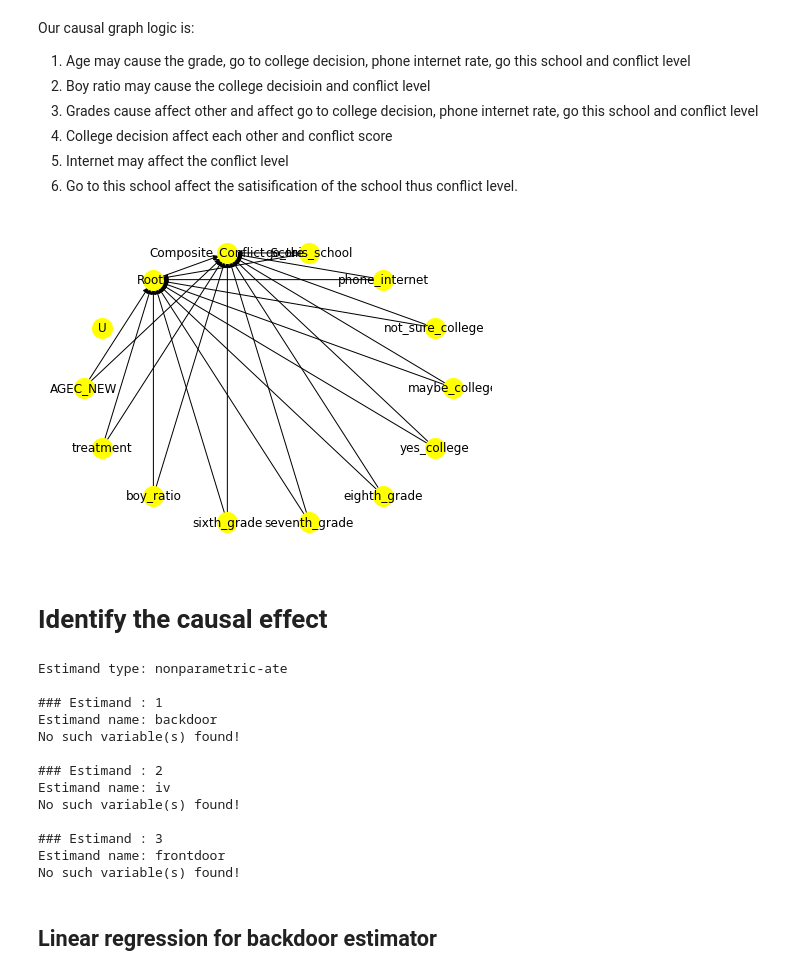
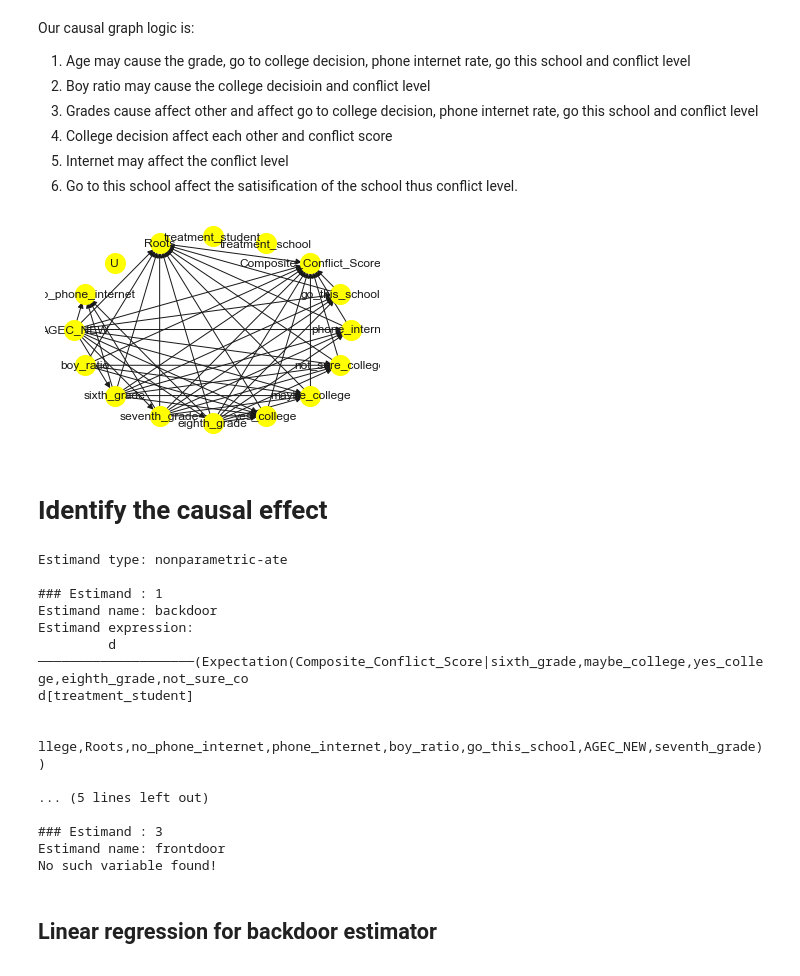
Before and after one commit to JipengSun/Causal_Inference_Anticonflict, a Jupyter notebook: causal_inference_pipeline.ipynb, the cells around one changed output. Cells and saved outputs as stored; diff of their text form; code cells hidden in the pictures.

Commit message:
found working noncompliance estimation strategy

```diff
--- a/causal_inference_pipeline.ipynb
+++ b/causal_inference_pipeline.ipynb
@@ -3,16 +3,20 @@ import dowhy
 import pandas as pd
 import numpy as np
 import matplotlib.pyplot as plt
+import seaborn as sns
+
+sns.set()
 # %%
 dataset = pd.read_csv('data/noncompliance_student_level_data.csv')
 dataset.drop(columns=[col for col in dataset.columns if\
                       (col.startswith("RTSM")&(col.endswith("No")))],
             inplace=True)
-dataset["Roots"] = dataset[[col for col in dataset.columns if\
+dataset["Roots_Mtgs"] = dataset[[col for col in dataset.columns if\
                       (col.startswith("RTSM"))]].sum(axis=1)
 dataset.drop(columns=[col for col in dataset.columns if\
                       (col.startswith("RTSM"))],
             inplace=True)
+dataset["Roots"] = np.where(dataset["Roots_Mtgs"]>0,1,0)
 dataset["AGEC_NEW"].fillna(dataset["AGEC_NEW"].median(),inplace=True)
 dataset.head()
 # %% [output]
@@ -30,9 +39,10 @@ Rename the colunms for parsing causal graph (No number, space and brackets)
 # %%
-dataset = dataset.rename({"SCHTREAT_(1) Treatment school (Roots meetings 2012-2013)": "treatment",
+dataset = dataset.rename({"SCHTREAT_(1) Treatment school (Roots meetings 2012-2013)": "treatment_school",
+"TREAT_(1) Treatment": "treatment_student",
 "GENDER_(1) Boy": "boy_ratio",
 "GR_(1) 6th grade":"sixth_grade",
 "GR_(2) 7th grade":"seventh_grade",
-"GR_(3) 8th grade":"eighrth_grade",
+"GR_(3) 8th grade":"eighth_grade",
 "COLL_(1) Yes":"yes_college",
 "COLL_(2) Maybe":"maybe_college",
 "COLL_(3) Don't know":"not_sure_college",
@@ -185,7 +195,6 @@ causal_graph = '''digraph{
 # %%
 causal_graph2 = '''digraph{
     AGEC_NEW[label="Age"];
-    treatment[label="Treatment"];
     boy_ratio[label="Boy Percentage"];
     sixth_grade[label="6th Grade Ratio"];
     seventh_grade[label="7th Grade Ratio"];
@@ -196,34 +205,36 @@ causal_graph2 = '''digraph{
     phone_internet[label="Cell Phone With Internet"];
     go_this_school[label="Do Go To This School Ratio"];
     Composite_Conflict_Score[label="Composite Conflict Score"][color=green];
+    treatment_school[label="Treatment School"]
+    treatment_student[label="Treatment Student"]
     Roots[label="Roots"][color=blue];
     U[label="Unobserved Confounders"];
-    treatment-> {Composite_Conflict_Score,Roots};
-    AGEC_NEW -> {Composite_Conflict_Score,Roots};
-    boy_ratio -> {Composite_Conflict_Score,Roots};
-    sixth_grade -> {Composite_Conflict_Score,Roots};
-    seventh_grade -> {Composite_Conflict_Score,Roots};
-    eighth_grade -> {Composite_Conflict_Score,Roots};
+    AGEC_NEW -> {sixth_grade,seventh_grade,eighth_grade,yes_college,maybe_college,not_sure_college,no_phone_internet,phone_internet,go_this_school,Composite_Conflict_Score,Roots};
+    boy_ratio -> {yes_college,maybe_college,not_sure_college,Composite_Conflict_Score,Roots};
+    sixth_grade -> {yes_college,maybe_college,not_sure_college,no_phone_internet,phone_internet,go_this_school,Composite_Conflict_Score,Roots};
+    seventh_grade -> {yes_college,maybe_college,not_sure_college,no_phone_internet,phone_internet,go_this_school,Composite_Conflict_Score,Roots};
+    eighth_grade -> {yes_college,maybe_college,not_sure_college,no_phone_internet,phone_internet,go_this_school,Composite_Conflict_Score,Roots};
     yes_college -> {Composite_Conflict_Score,Roots};
     maybe_college -> {Composite_Conflict_Score,Roots};
     not_sure_college -> {Composite_Conflict_Score,Roots};
     phone_internet -> {Composite_Conflict_Score,Roots};
     go_this_school-> {Composite_Conflict_Score,Roots};
     Roots -> {Composite_Conflict_Score};
+    treatment_school -> treatment_student;
+    treatment_student -> Roots;
 }
-
 '''
 # %%
 model= dowhy.CausalModel(
         data = dataset,
         graph=causal_graph2.replace("\n", " ").replace(",",";"),
         treatment='Roots',
         outcome='Composite_Conflict_Score')
-model.view_model(layout="twopi",size=(8, 6), file_name="causal_model")
+model.view_model()
 #from IPython.display import Image, display
 #display(Image(filename="causal_model.png"))
 # %% [output]
-[figure, old version]
+[figure, new version]
 # %% [markdown]
 # Identify the causal effect
 # %%
@@ -235,15 +246,19 @@ Estimand type: nonparametric-ate
 
 ### Estimand : 1
 Estimand name: backdoor
-No such variable(s) found!
+Estimand expression:
+         d
+────────────────────(Expectation(Composite_Conflict_Score|sixth_grade,maybe_college,yes_college,eighth_grade,not_sure_co
+d[treatment_student]
 
-### Estimand : 2
-Estimand name: iv
-No such variable(s) found!
+
+llege,Roots,no_phone_internet,phone_internet,boy_ratio,go_this_school,AGEC_NEW,seventh_grade))
+
+... (5 lines left out)
 
 ### Estimand : 3
 Estimand name: frontdoor
-No such variable(s) found!
+No such variable found!
 # %% [markdown]
 ## Linear regression for backdoor estimator
 # %%
```
Also changed, not shown: parts of 17 cells of this notebook, 3 other files.
